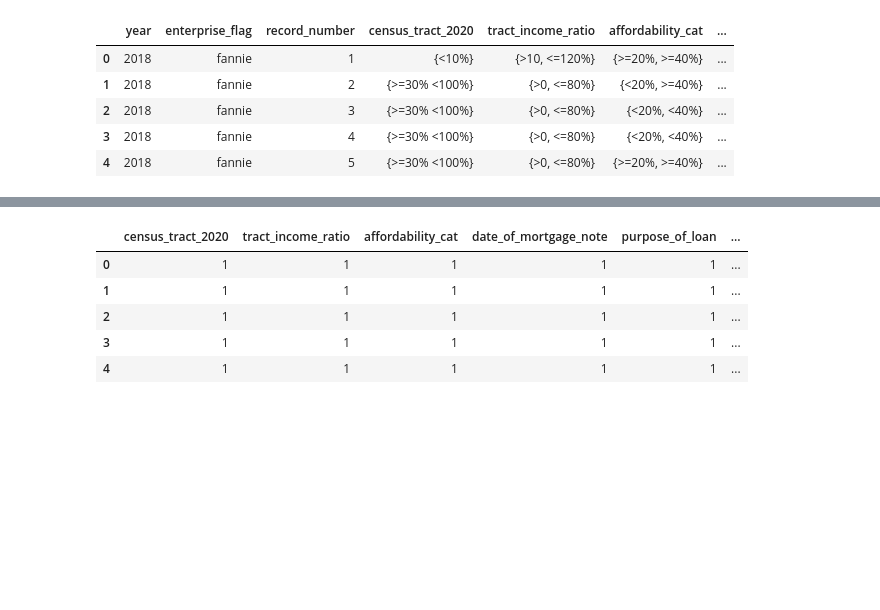
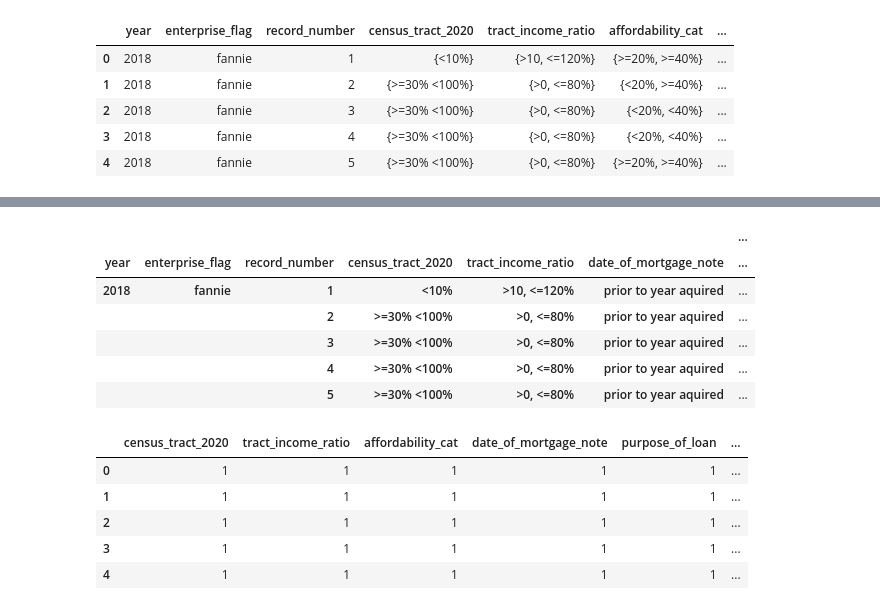
Before and after one commit to mango459/CS504-Project, a Jupyter notebook: shane_CS504_feature_engineering.ipynb, the cells around one changed output, grey strips where cells are left out. Drawn from its saved outputs; the diff is of its cells as text; code cells hidden in the pictures; blank space fills up the shorter version.

```diff
--- a/shane_CS504_feature_engineering.ipynb
+++ b/shane_CS504_feature_engineering.ipynb
@@ -25,0 +20,8 @@ array(['>10, <=120%', '>0, <=80%', '>120%', '9'], dtype=object)
+# %%
+df = pd.get_dummies(
+    mapped_data,
+      columns=['num_bedrooms', 'affordability_level']
+    )
+# %%
+df.columns = df.columns.str.strip()
+df.columns
@@ -25,0 +46,8 @@ array(['>10, <=120%', '>0, <=80%', '>120%', '9'], dtype=object)
+# %%
+df = df.groupby(
+    ['year', 'enterprise_flag', 'record_number', 'census_tract_2020', 'tract_income_ratio',
+     'date_of_mortgage_note', 'purpose_of_loan', 'type_of_seller', 'federal_guarantee',
+     'tenant_income_ind', 'affordability_cat', 'tot_num_units']
+    )[['num_units', 'num_bedrooms_0-1', 'num_bedrooms_>=2', 'affordability_level_>100%',
+       'affordability_level_>50, <=60%', 'affordability_level_>60, <=80%',
+       'affordability_level_>80, <=100%', 'affordability_level_>=0, <=50%']].agg('sum').reset_index()
@@ -26,3 +63,13 @@ array(['>10, <=120%', '>0, <=80%', '>120%', '9'], dtype=object)
+# %%
+df = pd.get_dummies(df, columns=[])
+# %% [output]
+|  |  |  |  |  |  | ... |
+| year | enterprise_flag | record_number | census_tract_2020 | tract_income_ratio | date_of_mortgage_note | ... |
+| 2018 | fannie | 1 | <10% | >10, <=120% | prior to year aquired | ... |
+|  |  | 2 | >=30% <100% | >0, <=80% | prior to year aquired | ... |
+|  |  | 3 | >=30% <100% | >0, <=80% | prior to year aquired | ... |
+|  |  | 4 | >=30% <100% | >0, <=80% | prior to year aquired | ... |
+|  |  | 5 | >=30% <100% | >0, <=80% | prior to year aquired | ... |
 # %%
 agg_cols = ['census_tract_2020', 'tract_income_ratio', 'affordability_cat', 'date_of_mortgage_note',
              'purpose_of_loan', 'type_of_seller', 'federal_guarantee', 'tot_num_units',
```
Also changed, not shown: parts of 7 cells of this notebook, 1 other file.
